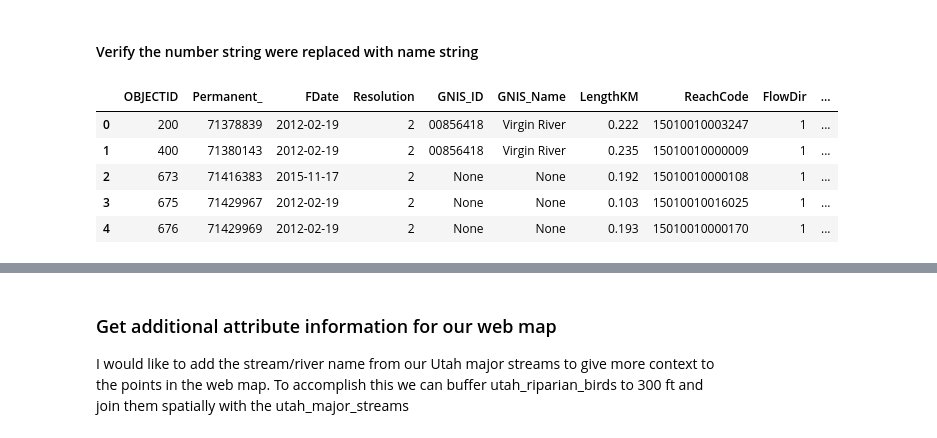
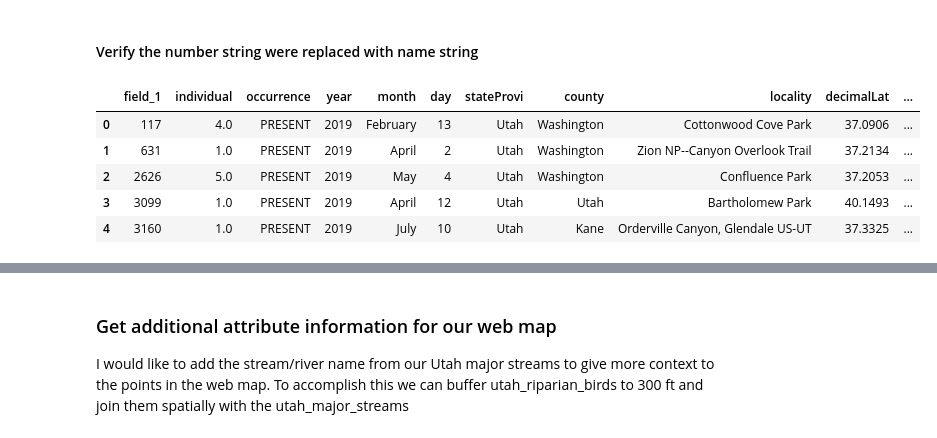
Before and after one commit to zac-stanley/birds-utah, a Jupyter notebook: notebooks/bird_occurrences_utah_explore_final_data_prep.ipynb, the cells around one changed output, grey strips where cells are left out. Drawn from its saved outputs; the diff is of its cells as text; code cells hidden in the pictures.

```diff
--- a/notebooks/bird_occurrences_utah_explore_final_data_prep.ipynb
+++ b/notebooks/bird_occurrences_utah_explore_final_data_prep.ipynb
@@ -46,11 +46,11 @@ inplace=True)
 # %% [markdown]
 #### Verify the number string were replaced with name string
 # %%
-utah_major_streams.head()
+utah_riparian_birds.head()
 # %% [output]
-|  | OBJECTID | Permanent_ | FDate | Resolution | GNIS_ID | GNIS_Name | LengthKM | ReachCode | FlowDir | ... |
-| 0 | 200 | 71378839 | 2012-02-19 | 2 | 00856418 | Virgin River | 0.222 | 15010010003247 | 1 | ... |
-| 1 | 400 | 71380143 | 2012-02-19 | 2 | 00856418 | Virgin River | 0.235 | 15010010000009 | 1 | ... |
-| 2 | 673 | 71416383 | 2015-11-17 | 2 | None | None | 0.192 | 15010010000108 | 1 | ... |
-| 3 | 675 | 71429967 | 2012-02-19 | 2 | None | None | 0.103 | 15010010016025 | 1 | ... |
-| 4 | 676 | 71429969 | 2012-02-19 | 2 | None | None | 0.193 | 15010010000170 | 1 | ... |
+|  | field_1 | individual | occurrence | year | month | day | stateProvi | county | locality | decimalLat | ... |
+| 0 | 117 | 4.0 | PRESENT | 2019 | February | 13 | Utah | Washington | Cottonwood Cove Park | 37.0906 | ... |
+| 1 | 631 | 1.0 | PRESENT | 2019 | April | 2 | Utah | Washington | Zion NP--Canyon Overlook Trail | 37.2134 | ... |
+| 2 | 2626 | 5.0 | PRESENT | 2019 | May | 4 | Utah | Washington | Confluence Park | 37.2053 | ... |
+| 3 | 3099 | 1.0 | PRESENT | 2019 | April | 12 | Utah | Utah | Bartholomew Park | 40.1493 | ... |
+| 4 | 3160 | 1.0 | PRESENT | 2019 | July | 10 | Utah | Kane | Orderville Canyon, Glendale US-UT | 37.3325 | ... |
```
Also changed, not shown: parts of 13 cells of this notebook, 2 other files.
